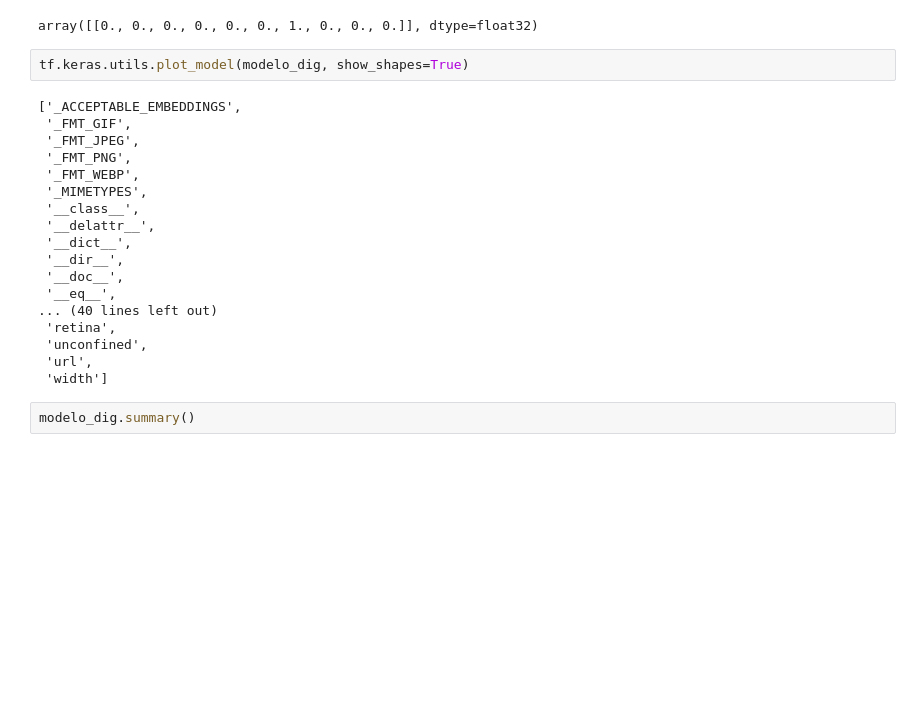
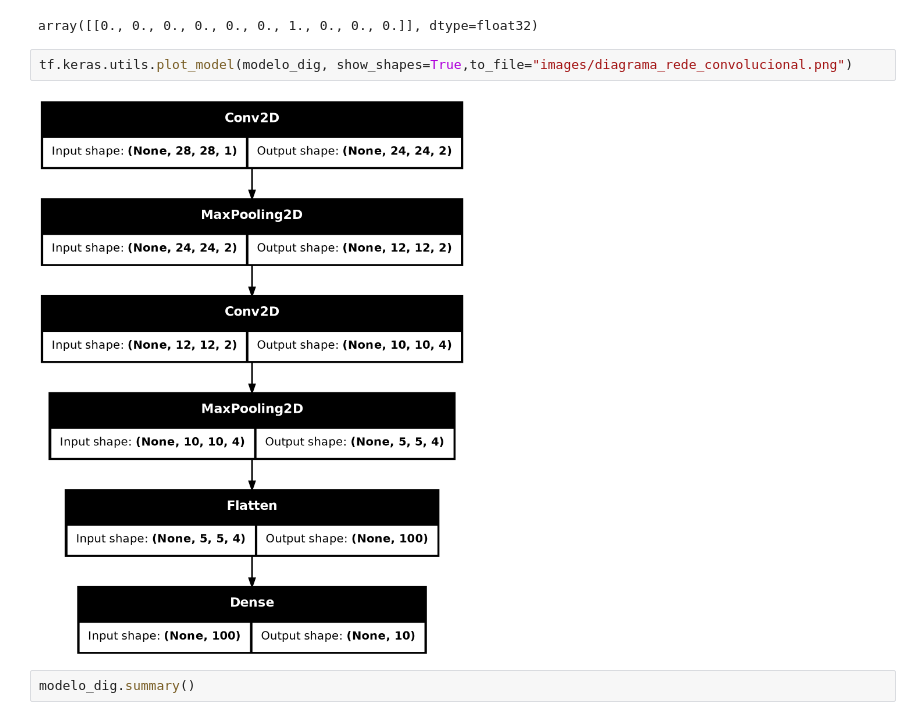
Before and after one commit to valmyr/ConvNetVerilog, a Jupyter notebook: Image.ipynb, the cells around one changed output. Cells and saved outputs as stored; diff of their text form; blank space fills up the shorter version.

Commit message:
substituição de imagens

```diff
--- a/Image.ipynb
+++ b/Image.ipynb
@@ -292,25 +292,9 @@ modelo_dig.predict(array.reshape(1,28,28,1))
 1/1 ━━━━━━━━━━━━━━━━━━━━ 0s 32ms/step
 array([[0., 0., 0., 0., 0., 0., 1., 0., 0., 0.]], dtype=float32)
 # %%
-tf.keras.utils.plot_model(modelo_dig, show_shapes=True)
+tf.keras.utils.plot_model(modelo_dig, show_shapes=True,to_file="images/diagrama_rede_convolucional.png")
 # %% [output]
-['_ACCEPTABLE_EMBEDDINGS',
- '_FMT_GIF',
- '_FMT_JPEG',
- '_FMT_PNG',
- '_FMT_WEBP',
- '_MIMETYPES',
- '__class__',
- '__delattr__',
- '__dict__',
- '__dir__',
- '__doc__',
- '__eq__',
-... (40 lines left out)
- 'retina',
- 'unconfined',
- 'url',
- 'width']
+[figure, added]
 # %%
 modelo_dig.summary()
 # %% [output]
```
Also changed, not shown: 2 other files.
